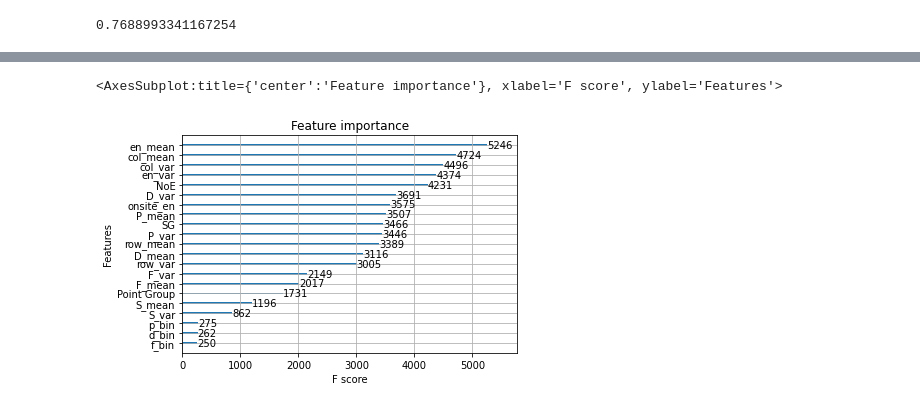
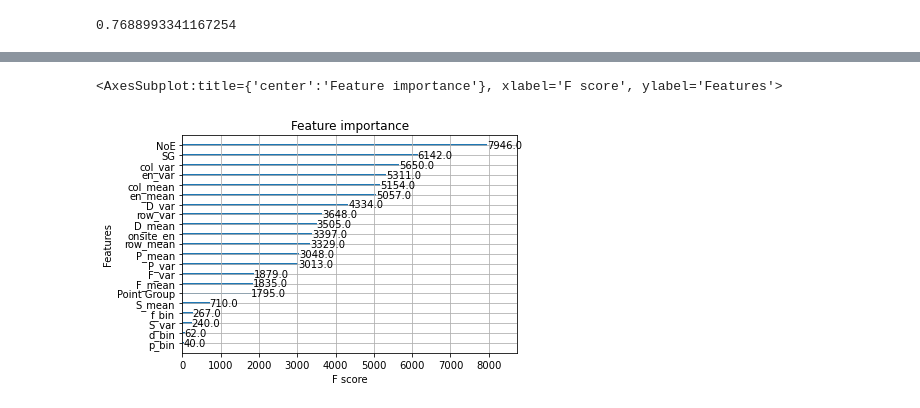
Before and after one commit to mn-rahul/DDP-dump, a Jupyter notebook: 13kDT.ipynb, the cells around one changed output, grey strips where cells are left out. Saved outputs shown, nothing was run; the diff lists cells and outputs as text; code cells hidden in the pictures.

```diff
--- a/13kDT.ipynb
+++ b/13kDT.ipynb
@@ -200,3 +213,5 @@ plt.show(tree.plot_tree(dt))
 # # Display in jupyter notebook
 # from IPython.display import Image
 # Image(filename = 'tree.png')
+# %%
+param_grid = {'eta':[0.01,0.03,0.1,0.3,1],'max_depth':[10,20,30,50,70,100,200],'min_child_weight':[5,6,7,8],'colsample_bytree' : [0.5,0.6,0.7,0.8,0.9,1],'alpha' : [0.01,0.03,0.1,0.3,1,10,30]}
@@ -203,6 +223,9 @@ plt.show(tree.plot_tree(dt))
+# %%
+y_train = y_train.astype('int')
 # %%
-import xgboost as xgb
-params = {'colsample_bytree': 0.3,'learning_rate': 0.1,
-                'max_depth': 12, 'alpha': 5}
-xgbo = xgb.XGBClassifier(**params)
-xgbo.fit(X_train, y_train)
+#params = {'colsample_bytree': [0.3],'learning_rate': [0.1],
+#                'max_depth': [12], 'alpha': [5]}
+
+model = XGBClassifier(use_label_encoder=False)
+gs = RandomizedSearchCV(model,param_distributions = param_grid, n_jobs = -1, scoring = metrics.accuracy_score,n_iter = 50)
+results = gs.fit(X_train,y_train)
@@ -223,3 +296,8 @@ y_prexg=xgbo.predict(X_test)
 print(metrics.accuracy_score(y_test, y_prexg))
 # %% [output]
 0.7688993341167254
+# %%
+from sklearn.model_selection import cross_val_score
+clf = XGBClassifier(**results.best_params_)
+res = cross_val_score(clf,X_train,y_train,n_jobs=-1)
+res
@@ -226,6 +327,6 @@ print(metrics.accuracy_score(y_test, y_prexg))
 # %%
 from xgboost import plot_importance
-plot_importance(xgbo, )
+plot_importance(clf, )
 # %% [output]
 <AxesSubplot:title={'center':'Feature importance'}, xlabel='F score', ylabel='Features'>
-[figure, old version]
+[figure, new version]
```
Also changed, not shown: parts of 15 cells of this notebook.
